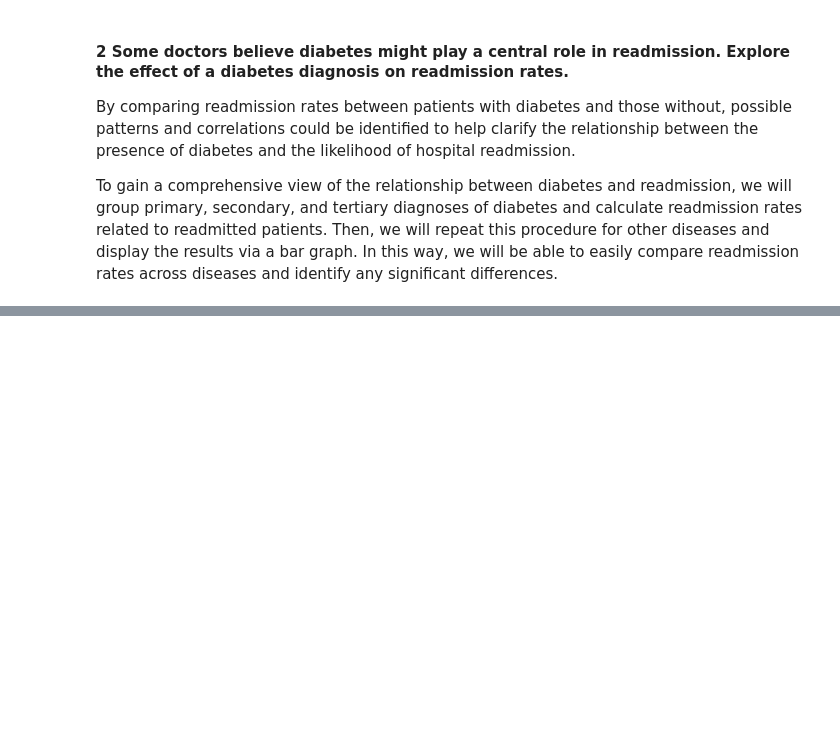
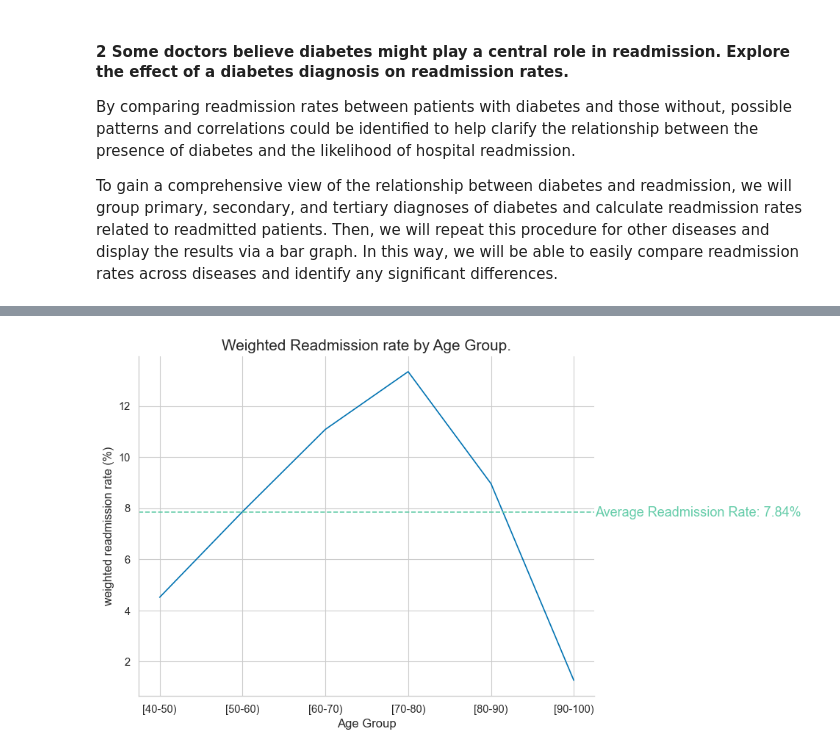
Before and after one commit to SirTee12/Reducing-Hospital-Readmission, a Jupyter notebook: Reducing-Hospital-Readmissions.ipynb, the cells around one changed output, grey strips where cells are left out. Cells and saved outputs as stored; diff of their text form; code cells hidden in the pictures; blank space fills up the shorter version.

Commit message:
plot a line graph of weighted readmission by age group

```diff
--- a/Reducing-Hospital-Readmissions.ipynb
+++ b/Reducing-Hospital-Readmissions.ipynb
@@ -598,0 +604,16 @@ plt.show()
+# %%
+# create a dataframe of using the created variable above
+hp_by_age = pd.DataFrame({
+    'age_group': age_group,
+    'num_patients':patients,
+    'readmission rate (%)': mean
+})
+
+# Calculate the weight of each age group based on the number of patients
+hp_by_age['weights'] = hp_by_age['num_patients']/hp_by_age['num_patients'].sum()
+
+# Calculate the weighted average for each age group
+hp_by_age['weighted readmission rate (%)'] = round(hp_by_age['readmission rate (%)'] * hp_by_age['weights'], 2)
+
+print('Table : Weightd Readmission Rate (%) By Age Group')
+hp_by_age
@@ -598,0 +630,31 @@ plt.show()
+# %%
+# get the total average readmission
+average_readmissions = hp_by_age['weighted readmission rate (%)'].mean().round(2)
+# %%
+# set the figure and axis parametrs
+fig, ax = plt.subplots(figsize = (8, 6))
+
+# create a line plot
+average_readmission_rate = sns.lineplot(x = 'age_group', y = 'weighted readmission rate (%)',
+                             data = hp_by_age, palette='flare')
+
+
+average_readmission_rate.set_ylabel('weighted readmission rate (%)')                  # set the y label
+average_readmission_rate.set_title('Weighted Readmission rate by Age Group.',size=15) # set the title
+
+# add an horizontal line to write a caption
+plt.axhline(y = average_readmissions, color = 'mediumaquamarine',
+           linestyle = '--')
+# set the parameters of the caption
+plt.text(6.5, average_readmissions,
+         f'Average Readmission Rate: {average_readmissions}%',
+         ha='center', va='center',
+         color='mediumaquamarine', fontsize=13
+        )
+#fig.suptitle('Weighted Readmission rate by Age Group.', y=1.03,
+#                                   fontsize='xx-large')
+
+plt.xlabel('Age Group', fontsize = 12)   # set x label
+sns.despine()                            # remove the top and right bordder lines
+# %% [output]
+[figure, added]
```
Also changed, not shown: parts of 18 cells of this notebook.
